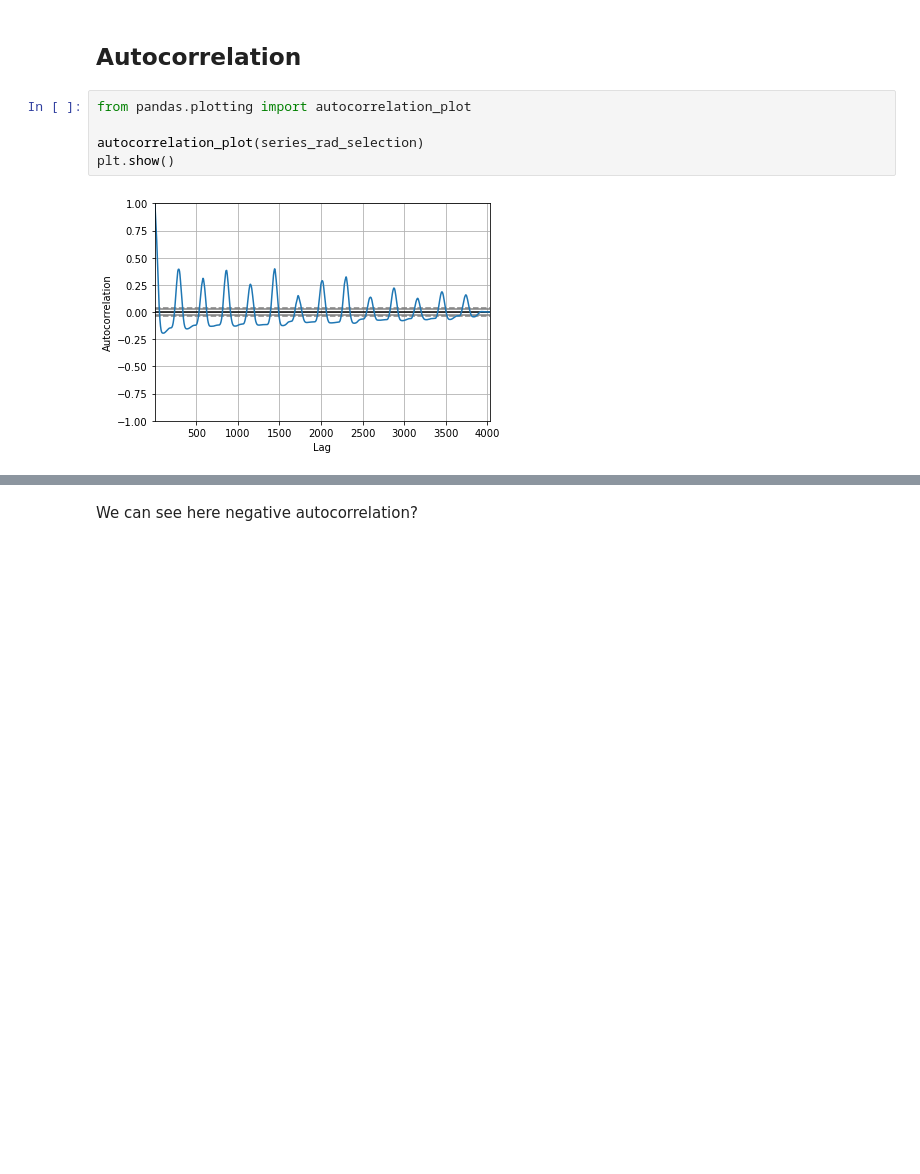
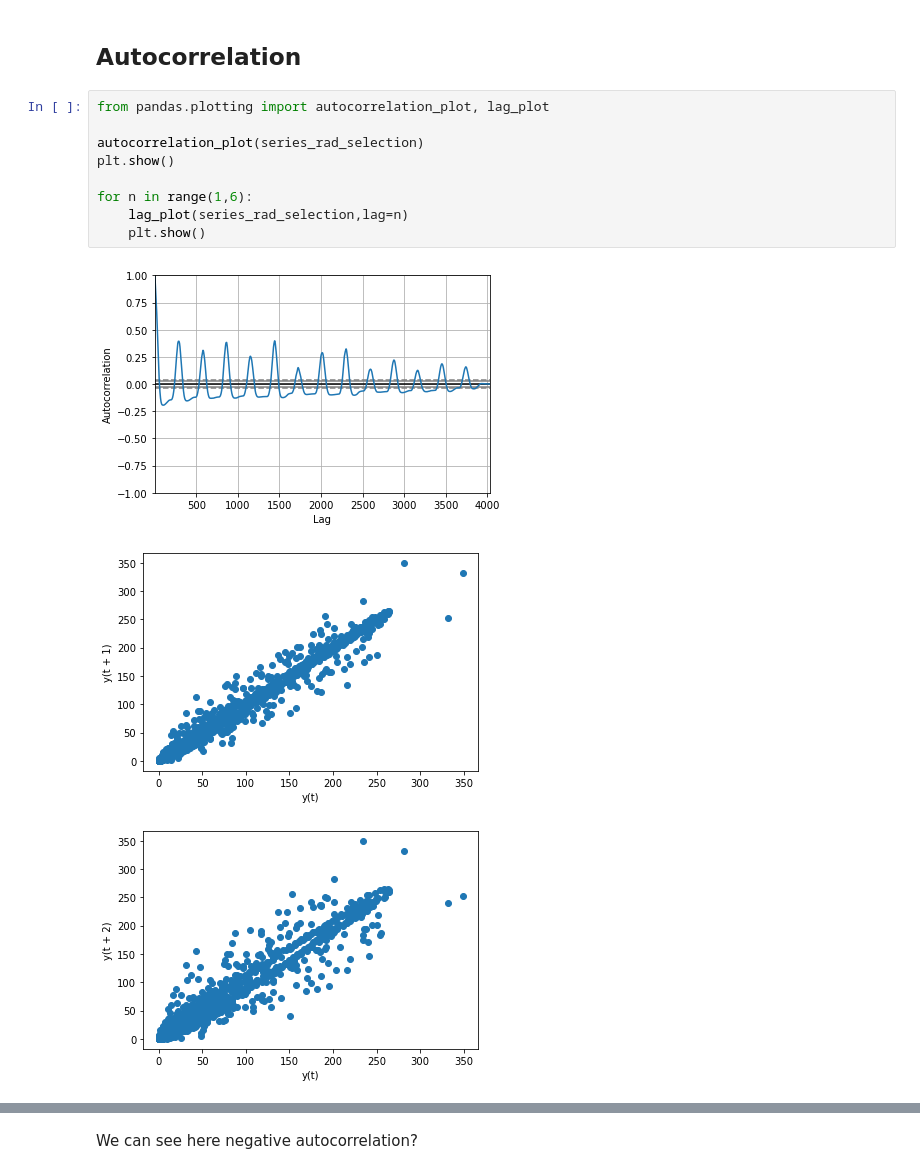
Before and after one commit to h31d1/ML_project_P09_Smart_solar_power, a Jupyter notebook: ARIMA.ipynb, the cells around one changed output, grey strips where cells are left out. Cells and saved outputs as stored; diff of their text form; blank space fills up the shorter version.

```diff
--- a/ARIMA.ipynb
+++ b/ARIMA.ipynb
@@ -184,9 +184,15 @@ Adopting an ARIMA model for a time series assumes that the underlying process th
 # %% [markdown]
 ## Autocorrelation
 # %%
-from pandas.plotting import autocorrelation_plot
+from pandas.plotting import autocorrelation_plot, lag_plot
 
 autocorrelation_plot(series_rad_selection)
 plt.show()
+
+for n in range(1,6):
+    lag_plot(series_rad_selection,lag=n)
+    plt.show()
 # %% [output]
 [figure]
+[figure, added]
+[figure, added]
```
Also changed, not shown: parts of 1 cell of this notebook.
